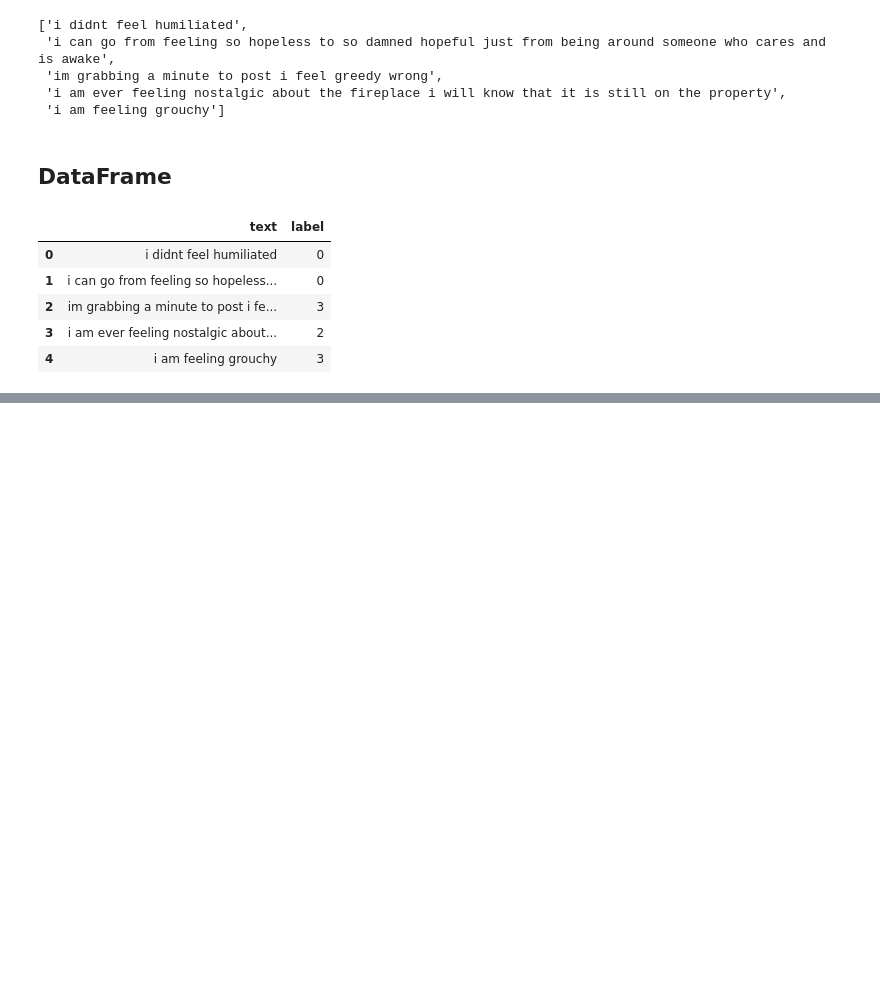
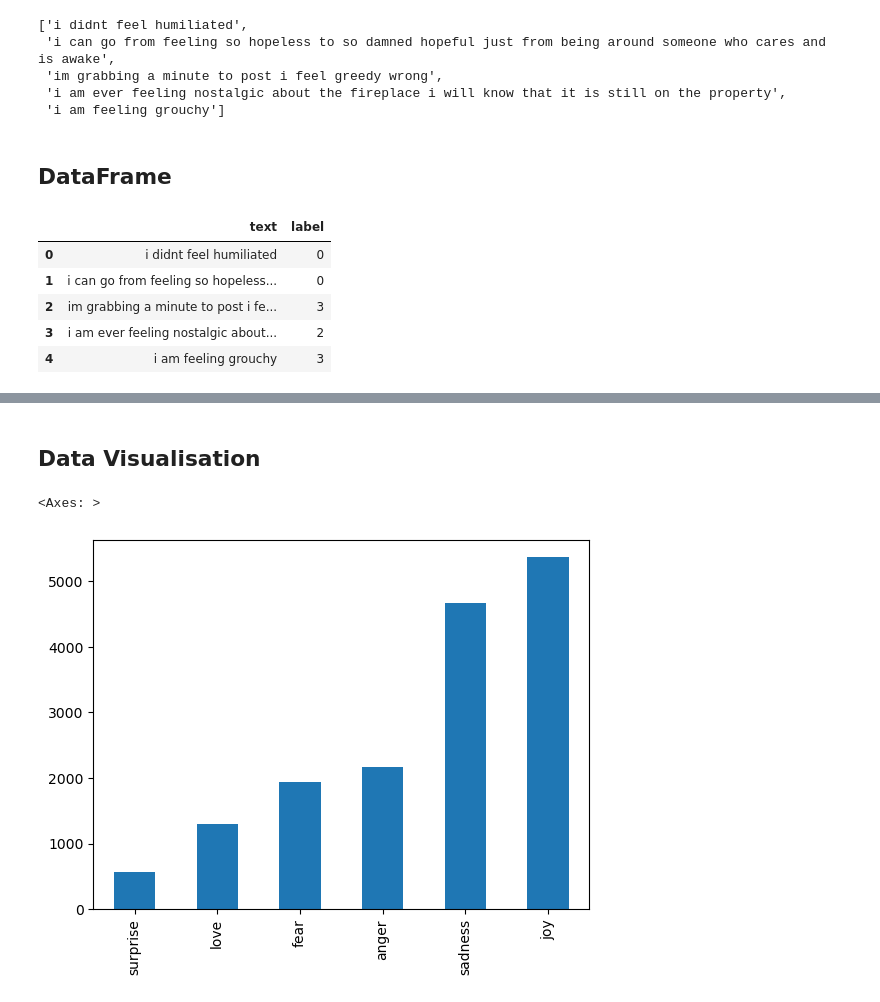
Before and after one commit to goldfishdolphin/textual-emotion-detection, a Jupyter notebook: emotion-classification.ipynb, the cells around one changed output, grey strips where cells are left out. Cells and saved outputs as stored; diff of their text form; code cells hidden in the pictures; blank space fills up the shorter version.

Commit message:
visualise data

```diff
--- a/emotion-classification.ipynb
+++ b/emotion-classification.ipynb
@@ -108,0 +118,9 @@ df["label_name"] = df["label"].apply(label_int2str)
+# %% [markdown]
+## Data Visualisation
+# %%
+import matplotlib.pyplot as plt
+
+df["label_name"].value_counts(ascending=True).plot.bar()
+# %% [output]
+<Axes: >
+[figure, added]
```
Also changed, not shown: parts of 7 cells of this notebook.
